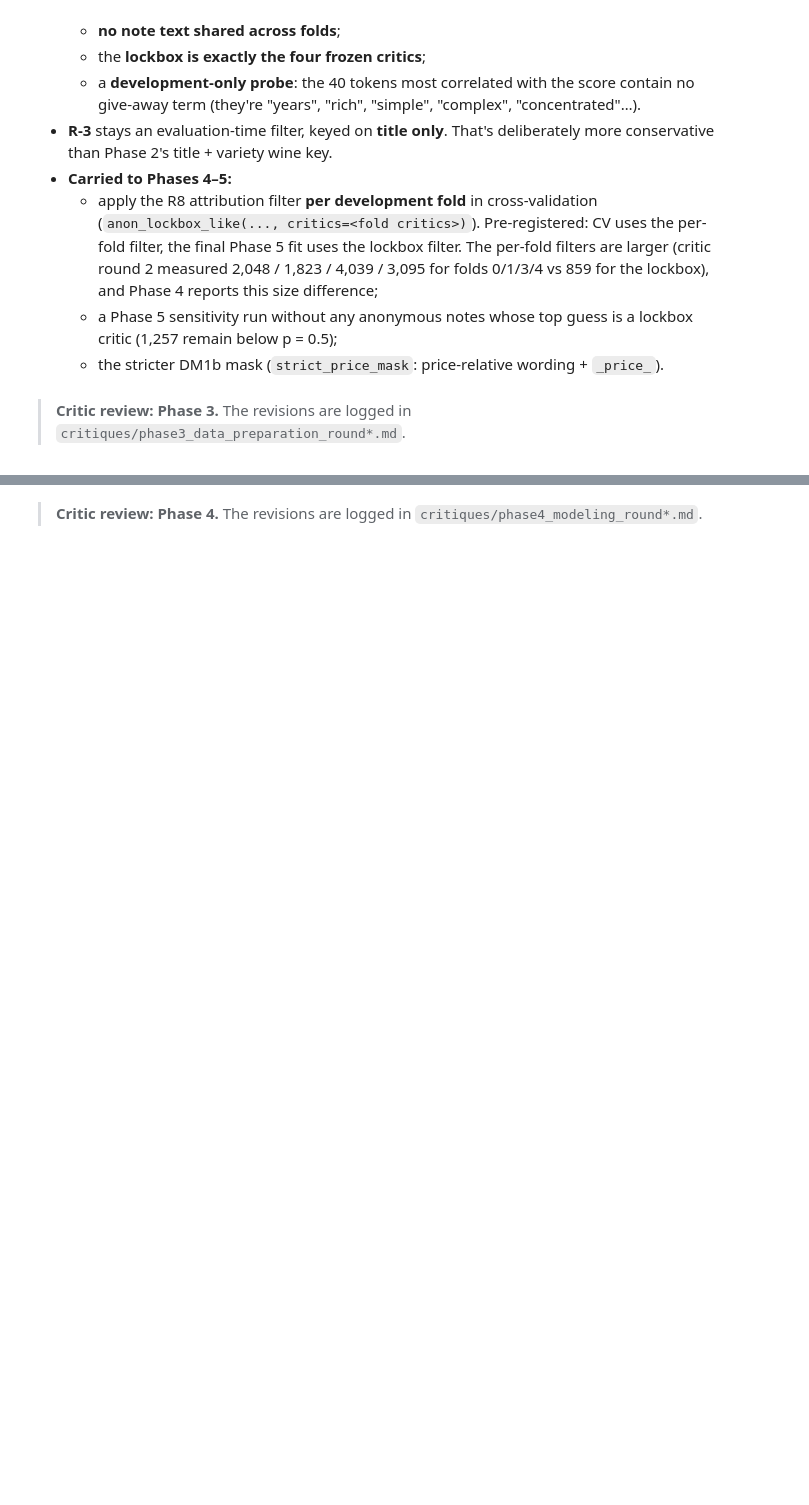
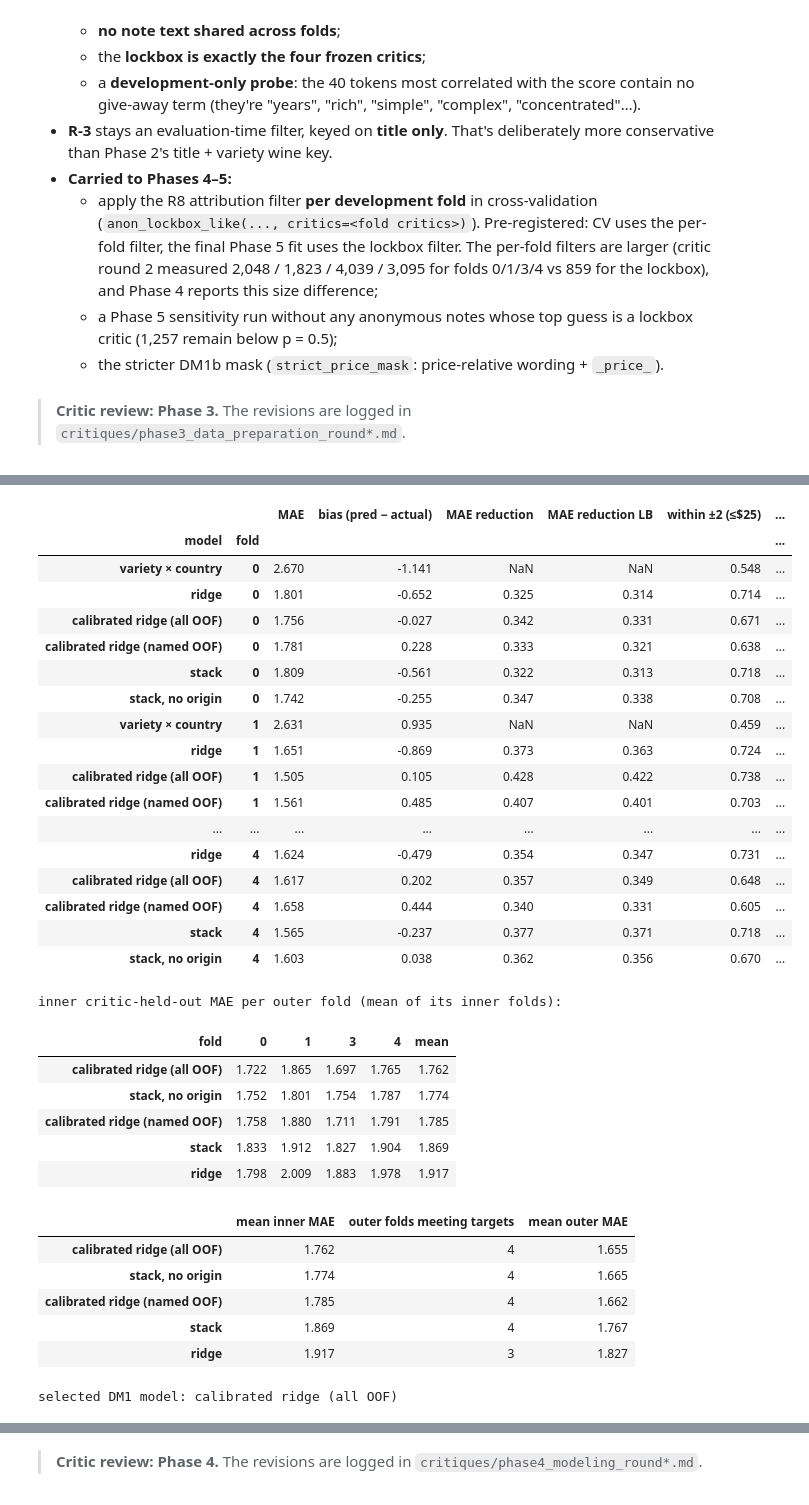
Before and after one commit to anita-agasaveeran/Assignment4, a Jupyter notebook: 01_CRISP-DM_Wine_Value/notebooks/CRISP_DM_Wine_Value.ipynb, the cells around one changed output, grey strips where cells are left out. Cells and saved outputs as stored; diff of their text form; code cells hidden in the pictures; blank space fills up the shorter version.

```diff
--- a/01_CRISP-DM_Wine_Value/notebooks/CRISP_DM_Wine_Value.ipynb
+++ b/01_CRISP-DM_Wine_Value/notebooks/CRISP_DM_Wine_Value.ipynb
@@ -1626,0 +1747,19 @@ model matrix (demo fit on 5,000 development reviews): 5,000 × 8,675 features
+# %%
+# 4.3 Fit every candidate on each outer fold (about 25 minutes on a 14-core laptop, much longer on a free Colab runtime)
+runs = {}
+for f in config.OUTER_FOLDS:
+    t0 = time.time()
+    runs[f] = ev4.run_fold(prep, f, anon_drop_cv, top_fold)
+    print(f"fold {f}: {time.time() - t0:.0f} s")
+info = lambda r, k: r["info"][k]
+tree = lambda r, k: f"{info(r, k)['chosen']['num_leaves']} / {info(r, k)['n_estimators']}"
+params = pd.DataFrame([{"fold": f, "ridge α (DM1)": info(r, "ridge alpha"), "ridge α (ranker)": info(r, "ranker ridge alpha"),
+                        "calibration a": info(r, "calibration")[ev4.CAL_ALL][0], "calibration b": info(r, "calibration")[ev4.CAL_ALL][1],
+                        "shift at score 88": sum(info(r, "calibration")[ev4.CAL_ALL] * np.array([1, 88])) - 88,
+                        "stack: leaves / trees": tree(r, "stack"), "stack, no origin": tree(r, ev4.STACK_NO_ORIGIN),
+                        "ranker stack": tree(r, "rank stack"), "ranker stack + winery": tree(r, "rank stack winery")} for f, r in runs.items()]).set_index("fold")
+display(params.round(3))
+print("inner critic-held-out MAE by ridge α, per outer fold (named rows):")
+display(pd.concat({f: r["info"]["ridge tuning"]["mean"] for f, r in runs.items()}, axis=1).round(3))
+print("inner value precision (top 10% of inner pool) by ranker α, per outer fold:")
+display(pd.concat({f: r["info"]["ranker ridge tuning"]["mean"] for f, r in runs.items()}, axis=1).round(3))
@@ -1626,0 +1848,47 @@ model matrix (demo fit on 5,000 development reviews): 5,000 × 8,675 features
+# %%
+# 4.4a DM1 / BSC2. Revision 2 rule: inner critic-held-out MAE chooses, outer folds only confirm targets (config)
+score = pd.concat([ev4.score_table(r) for r in runs.values()], ignore_index=True)
+show = ["MAE", "bias (pred − actual)", "MAE reduction", "MAE reduction LB", "within ±2 (≤$25)", "within gain (pp)", "within gain LB (pp)"]
+main_models = ["variety × country", "ridge", ev4.CAL_ALL, ev4.CAL_NAMED, ev4.STACK_NO_ORIGIN, "stack"]
+display(score[score["model"].isin(main_models)].set_index(["model", "fold"])[show].round(3))
+inner_tab = pd.concat([r["inner"] for r in runs.values()])
+print("inner critic-held-out MAE per outer fold (mean of its inner folds):")
+display(inner_tab.groupby("fold").mean().T.assign(mean=lambda t: t.mean(axis=1)).sort_values("mean").round(3))
+cand = score[score["model"].isin(ev4.SCORE_CANDIDATES)].reset_index(drop=True)
+DM1_MODEL, dm1_sel = ev4.select_inner(inner_tab, cand, ev4.meets_dm1(cand))
+dm1_sel["mean outer MAE"] = cand.groupby("model")["MAE"].mean()
+display(dm1_sel.round(3))
+print(f"selected DM1 model: {DM1_MODEL}"); assert DM1_MODEL == config.SELECTED_DM1
+# %% [output]
+|  |  | MAE | bias (pred − actual) | MAE reduction | MAE reduction LB | within ±2 (≤$25) | ... |
+| model | fold |  |  |  |  |  | ... |
+| variety × country | 0 | 2.670 | -1.141 | NaN | NaN | 0.548 | ... |
+| ridge | 0 | 1.801 | -0.652 | 0.325 | 0.314 | 0.714 | ... |
+| calibrated ridge (all OOF) | 0 | 1.756 | -0.027 | 0.342 | 0.331 | 0.671 | ... |
+| calibrated ridge (named OOF) | 0 | 1.781 | 0.228 | 0.333 | 0.321 | 0.638 | ... |
+| stack | 0 | 1.809 | -0.561 | 0.322 | 0.313 | 0.718 | ... |
+| stack, no origin | 0 | 1.742 | -0.255 | 0.347 | 0.338 | 0.708 | ... |
+| variety × country | 1 | 2.631 | 0.935 | NaN | NaN | 0.459 | ... |
+| ridge | 1 | 1.651 | -0.869 | 0.373 | 0.363 | 0.724 | ... |
+| calibrated ridge (all OOF) | 1 | 1.505 | 0.105 | 0.428 | 0.422 | 0.738 | ... |
+| calibrated ridge (named OOF) | 1 | 1.561 | 0.485 | 0.407 | 0.401 | 0.703 | ... |
+| ... | ... | ... | ... | ... | ... | ... | ... |
+| ridge | 4 | 1.624 | -0.479 | 0.354 | 0.347 | 0.731 | ... |
+| calibrated ridge (all OOF) | 4 | 1.617 | 0.202 | 0.357 | 0.349 | 0.648 | ... |
+| calibrated ridge (named OOF) | 4 | 1.658 | 0.444 | 0.340 | 0.331 | 0.605 | ... |
+| stack | 4 | 1.565 | -0.237 | 0.377 | 0.371 | 0.718 | ... |
+| stack, no origin | 4 | 1.603 | 0.038 | 0.362 | 0.356 | 0.670 | ... |
+inner critic-held-out MAE per outer fold (mean of its inner folds):
+| fold | 0 | 1 | 3 | 4 | mean |
+| calibrated ridge (all OOF) | 1.722 | 1.865 | 1.697 | 1.765 | 1.762 |
+| stack, no origin | 1.752 | 1.801 | 1.754 | 1.787 | 1.774 |
+| calibrated ridge (named OOF) | 1.758 | 1.880 | 1.711 | 1.791 | 1.785 |
+| stack | 1.833 | 1.912 | 1.827 | 1.904 | 1.869 |
+| ridge | 1.798 | 2.009 | 1.883 | 1.978 | 1.917 |
+|  | mean inner MAE | outer folds meeting targets | mean outer MAE |
+| calibrated ridge (all OOF) | 1.762 | 4 | 1.655 |
+| stack, no origin | 1.774 | 4 | 1.665 |
+| calibrated ridge (named OOF) | 1.785 | 4 | 1.662 |
+| stack | 1.869 | 4 | 1.767 |
+| ridge | 1.917 | 3 | 1.827 |
+selected DM1 model: calibrated ridge (all OOF)
```
Also changed, not shown: parts of 31 cells of this notebook, 45 other files.
